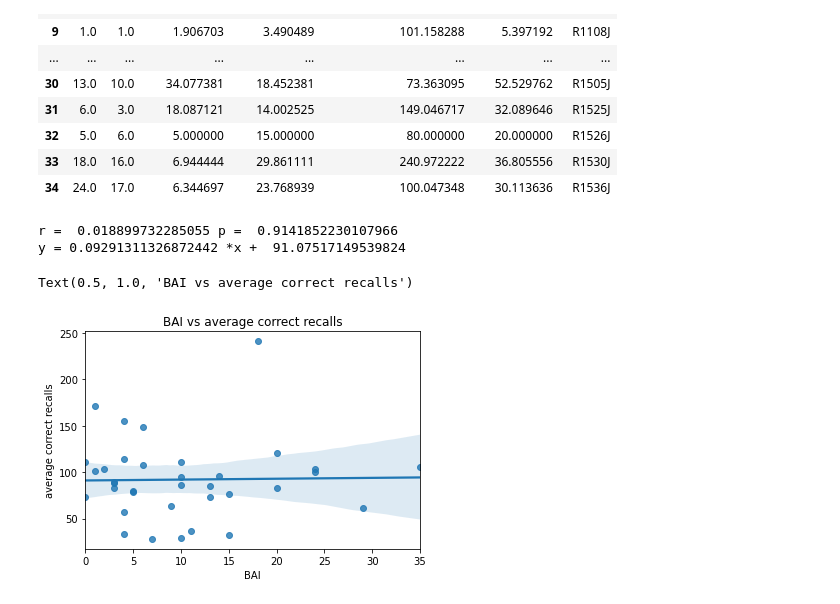
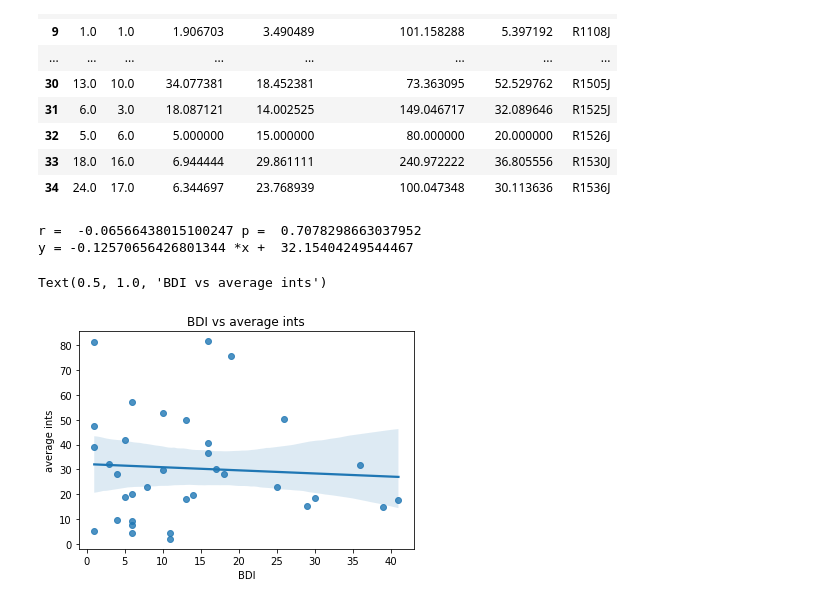
Before and after one commit to NoaHerz/Mental_health, a Jupyter notebook: MH_intrusion.ipynb, the cells around one changed output. Saved outputs shown, nothing was run; the diff lists cells and outputs as text; code cells hidden in the pictures.

```diff
--- a/MH_intrusion.ipynb
+++ b/MH_intrusion.ipynb
@@ -6,11 +6,11 @@ import matplotlib.pyplot as plt
 import seaborn as sb
 from scipy import stats
 # %%
-sites = ['Dartmouth', 'Jefferson']
+sites = ['Dartmouth', 'Jefferson','Emory', 'UTSW']
 sel_sub = pd.DataFrame([])
 subs = []
 for site in sites:
-    df = pd.read_excel(r'./' + site + '_neuropsych.xlsx')
+    df = pd.read_excel(r'./' + site + '_neuropsych.xlsx',engine="openpyxl")
     for i in df.index:
         gap = df.iloc[i]['Time between report and implant (days)']
         BDI = df.iloc[i]['BDI']
@@ -200,39 +170,39 @@ avg_df
 | 33 | 18.0 | 16.0 | 6.944444 | 29.861111 | 240.972222 | 36.805556 | R1530J |
 | 34 | 24.0 | 17.0 | 6.344697 | 23.768939 | 100.047348 | 30.113636 | R1536J |
 # %%
-xi = 'BAI'
-yi = 'average correct recalls'
+xi = 'BDI'
+yi = 'average ints' #'Average correct recalls'/'average ints'
 
 # x = df_filter[xi]
 # y = df_filter[yi]
 
 x = avg_df[xi]
 y = avg_df[yi]
 
 coef = np.polyfit(x, y, 1)
 poly1d_fn = np.poly1d(coef)
 grad, inter, r, p, std_err = stats.linregress(x, y)
 
 # plt.figure(figsize=(8, 8))
 # plt.scatter(x, y)
 # plt.plot(x, poly1d_fn(x), '--k')
 # max_x = round(x.max(axis = 0) + 5, 5)
 # max_y = round(y.max(axis = 0) + 5, 5)
 # plt.xticks(np.arange(0, max_x, 5))
 # plt.yticks(np.arange(0, max_y, 10))
 # plt.xlabel(xi)
 # plt.ylabel(yi)
 print('r = ',r, 'p = ', p)
 print('y =', grad, '*x + ', inter)
 fig, ax = plt.subplots()
 sb.regplot(data = df_filter, x=x, y=y, ax=ax)
 plt.title(xi + ' vs ' + yi)
 # ax.set_xlim(0, 25)
 # ax.set_xticks(range(0,25), 5)
 #add error bars, combine FR/pyFR, catFR separate, check out Courier
 #remove 5s and 4 intrusion criteria
 # %% [output]
-r =  0.018899732285055 p =  0.9141852230107966
-y = 0.09291311326872442 *x +  91.07517149539824
+r =  -0.06566438015100247 p =  0.7078298663037952
+y = -0.12570656426801344 *x +  32.15404249544467
-Text(0.5, 1.0, 'BAI vs average correct recalls')
+Text(0.5, 1.0, 'BDI vs average ints')
-[figure, old version]
+[figure, new version]
```
Also changed, not shown: parts of 2 cells of this notebook, 1 other file.
